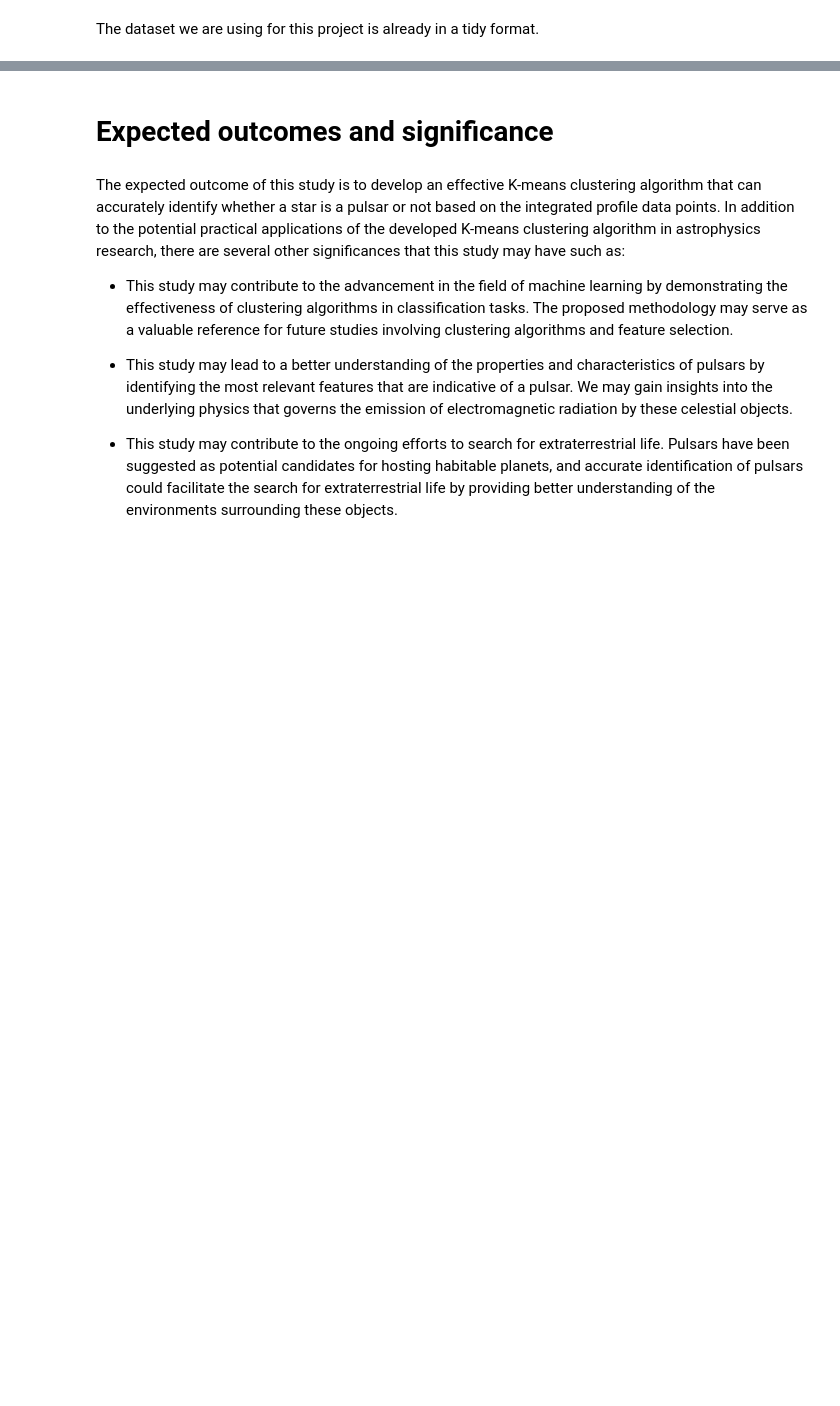
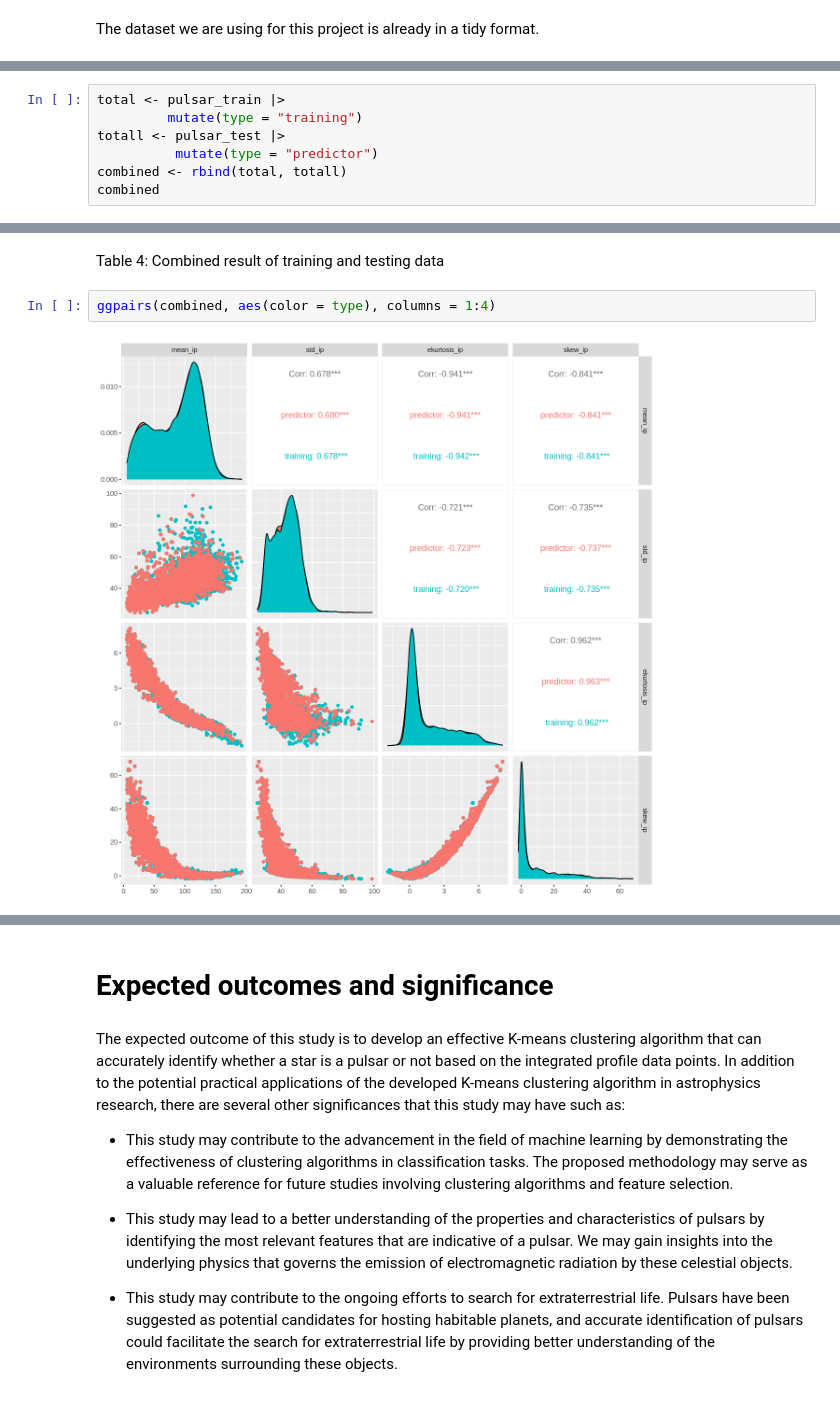
Before and after one commit to ShlokNayak/dsci100_group_project, a Jupyter notebook: project_proposal.ipynb, the cells around one changed output, grey strips where cells are left out. Saved outputs shown, nothing was run; the diff lists cells and outputs as text; blank space fills up the shorter version.

```diff
--- a/project_proposal.ipynb
+++ b/project_proposal.ipynb
@@ -236,0 +269,7 @@ grid.arrange(hist_mean_dmsnr, hist_std_dmsnr, hist_ekurtosis_dmsnr, hist_skew_dm
+# %%
+total <- pulsar_train |>
+         mutate(type = "training")
+totall <- pulsar_test |>
+          mutate(type = "predictor")
+combined <- rbind(total, totall)
+combined
@@ -236,0 +296,6 @@ grid.arrange(hist_mean_dmsnr, hist_std_dmsnr, hist_ekurtosis_dmsnr, hist_skew_dm
+# %% [markdown]
+Table 4: Combined result of training and testing data
+# %%
+ggpairs(combined, aes(color = type), columns = 1:4)
+# %% [output]
+[figure, added]
```
Also changed, not shown: parts of 42 cells of this notebook.
